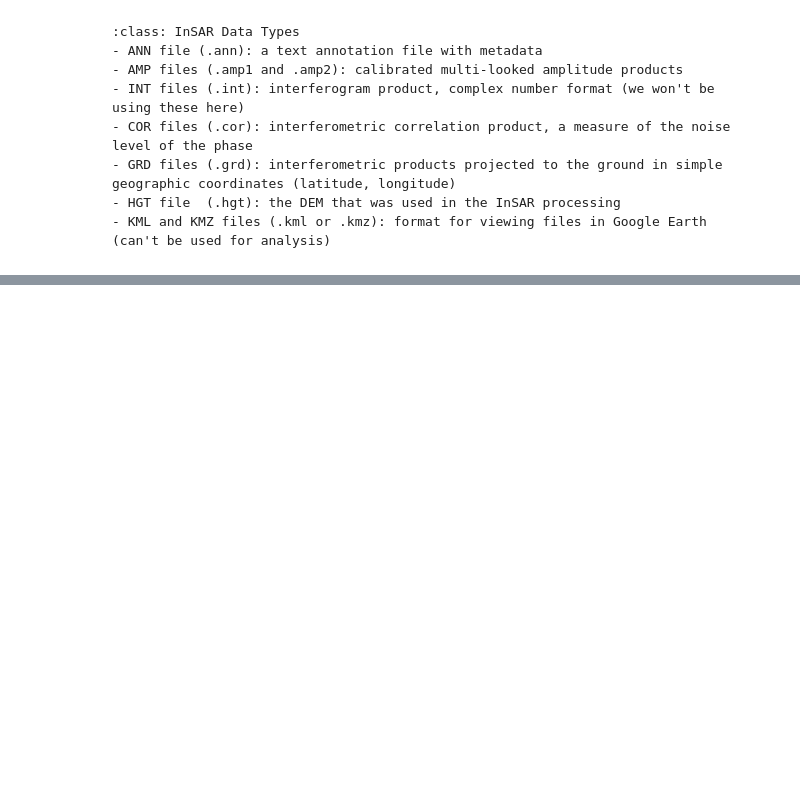
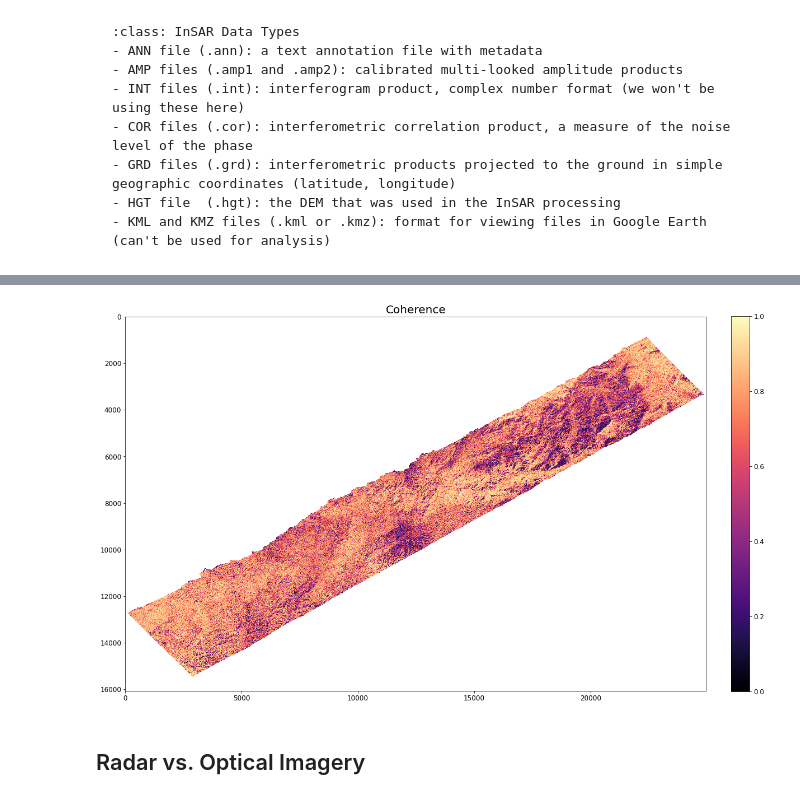
Before and after one commit to snowex-hackweek/website-2022, a Jupyter notebook: book/tutorials/sar/uavsar_2022.ipynb, the cells around one changed output, grey strips where cells are left out. Drawn from its saved outputs; the diff is of its cells as text; code cells hidden in the pictures; blank space fills up the shorter version.

```diff
--- a/book/tutorials/sar/uavsar_2022.ipynb
+++ b/book/tutorials/sar/uavsar_2022.ipynb
@@ -146,0 +173,20 @@ plt.rcParams.update({'font.size': 12}) # change font back to normal
+# %%
+# convert to np.array for plotting
+with rio.open(cor) as cor_raw:
+    cor_array = cor_raw.read(1)
+# %%
+# plot
+plt.rcParams.update({'font.size': 12}) # increase plot font size for larger plot
+fig, ax = plt.subplots(figsize=(20, 40))
+
+ax.set_title("Coherence", fontsize= 20) #title and font size
+img = ax.imshow(cor_array, cmap = 'magma', interpolation = 'nearest', vmin = 0, vmax = 1)
+
+# add legend
+colorbar = fig.colorbar(img, ax=ax, fraction=0.03, pad=0.04) # add color bar
+plt.show()
+plt.rcParams.update({'font.size': 12}) # change font back to normal
+# %% [output]
+[figure, added]
+# %% [markdown]
+## Radar vs. Optical Imagery
```
Also changed, not shown: parts of 20 cells of this notebook.
